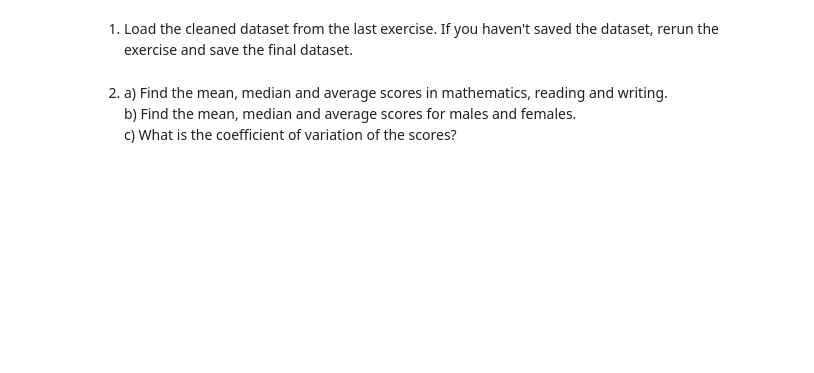
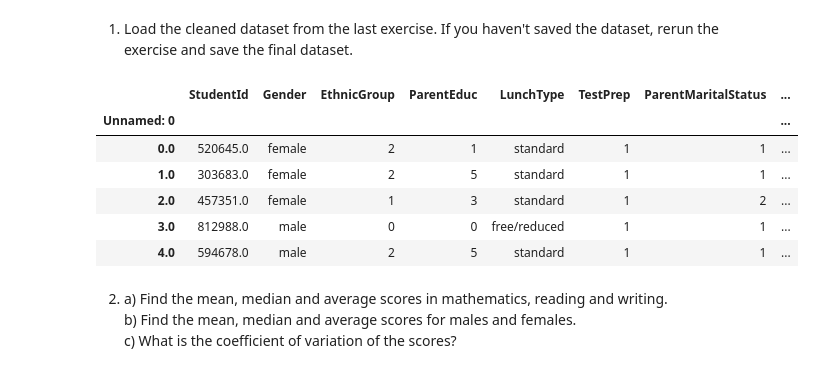
Before and after one commit to iscogonzalez18/IDS_FER, a Jupyter notebook: LabExercises/Homework3/cogsci_lab3.ipynb, the cells around one changed output. Cells and saved outputs as stored; diff of their text form; code cells hidden in the pictures; blank space fills up the shorter version.

```diff
--- a/LabExercises/Homework3/cogsci_lab3.ipynb
+++ b/LabExercises/Homework3/cogsci_lab3.ipynb
@@ -1,5 +6,16 @@
 # %% [markdown]
 1. Load the cleaned dataset from the last exercise. If you haven't saved the dataset, rerun the exercise and save the final dataset.
+# %%
+df = pd.read_csv("../Homework1/students_score_clean.csv",index_col = 0)
+df.head()
+# %% [output]
+|  | StudentId | Gender | EthnicGroup | ParentEduc | LunchType | TestPrep | ParentMaritalStatus | ... |
+| Unnamed: 0 |  |  |  |  |  |  |  | ... |
+| 0.0 | 520645.0 | female | 2 | 1 | standard | 1 | 1 | ... |
+| 1.0 | 303683.0 | female | 2 | 5 | standard | 1 | 1 | ... |
+| 2.0 | 457351.0 | female | 1 | 3 | standard | 1 | 2 | ... |
+| 3.0 | 812988.0 | male | 0 | 0 | free/reduced | 1 | 1 | ... |
+| 4.0 | 594678.0 | male | 2 | 5 | standard | 1 | 1 | ... |
 # %% [markdown]
 2. a) Find the mean, median and average scores in mathematics, reading and writing. <br>
    b) Find the mean, median and average scores for males and females.<br>
```
Also changed, not shown: parts of 7 cells of this notebook.
